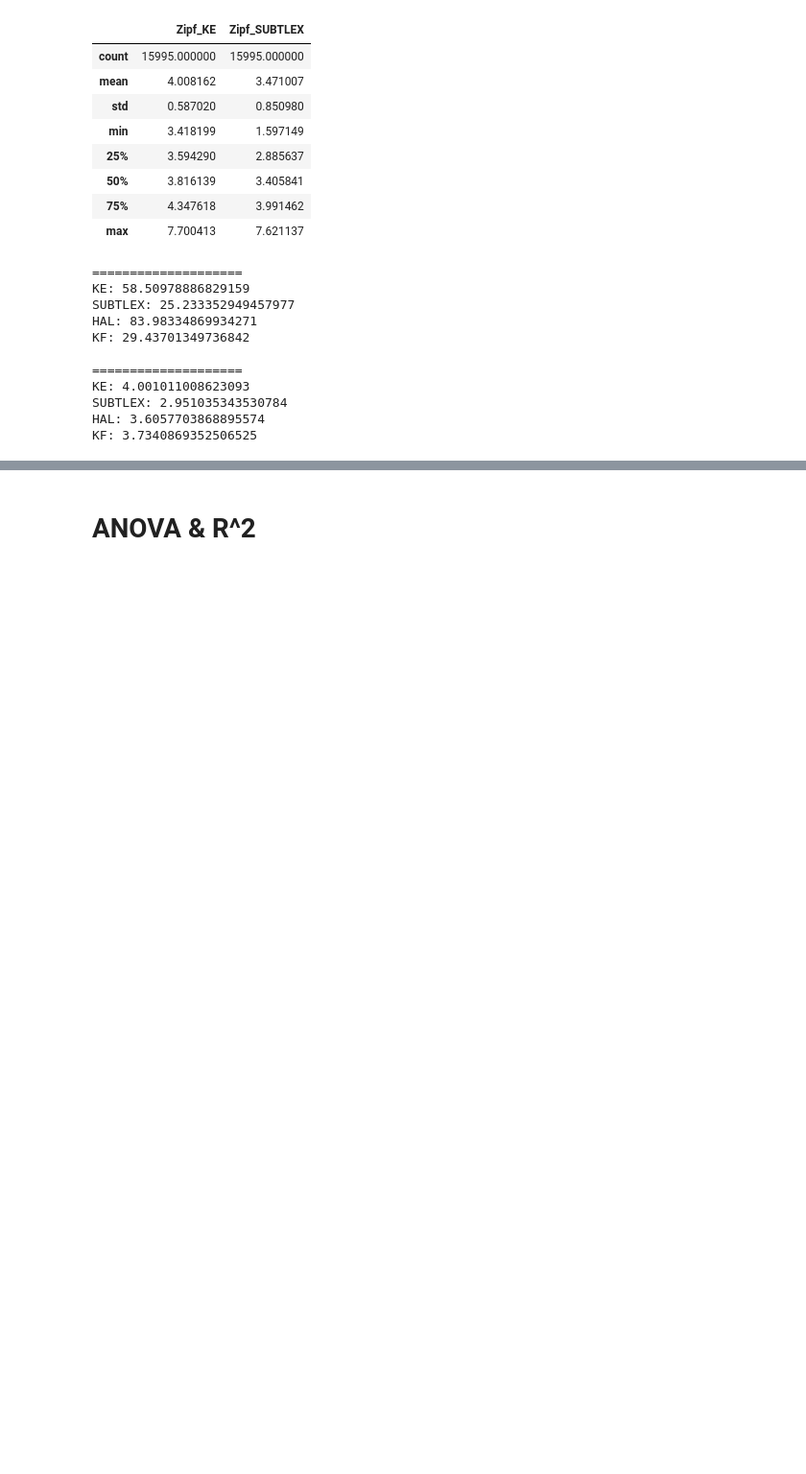
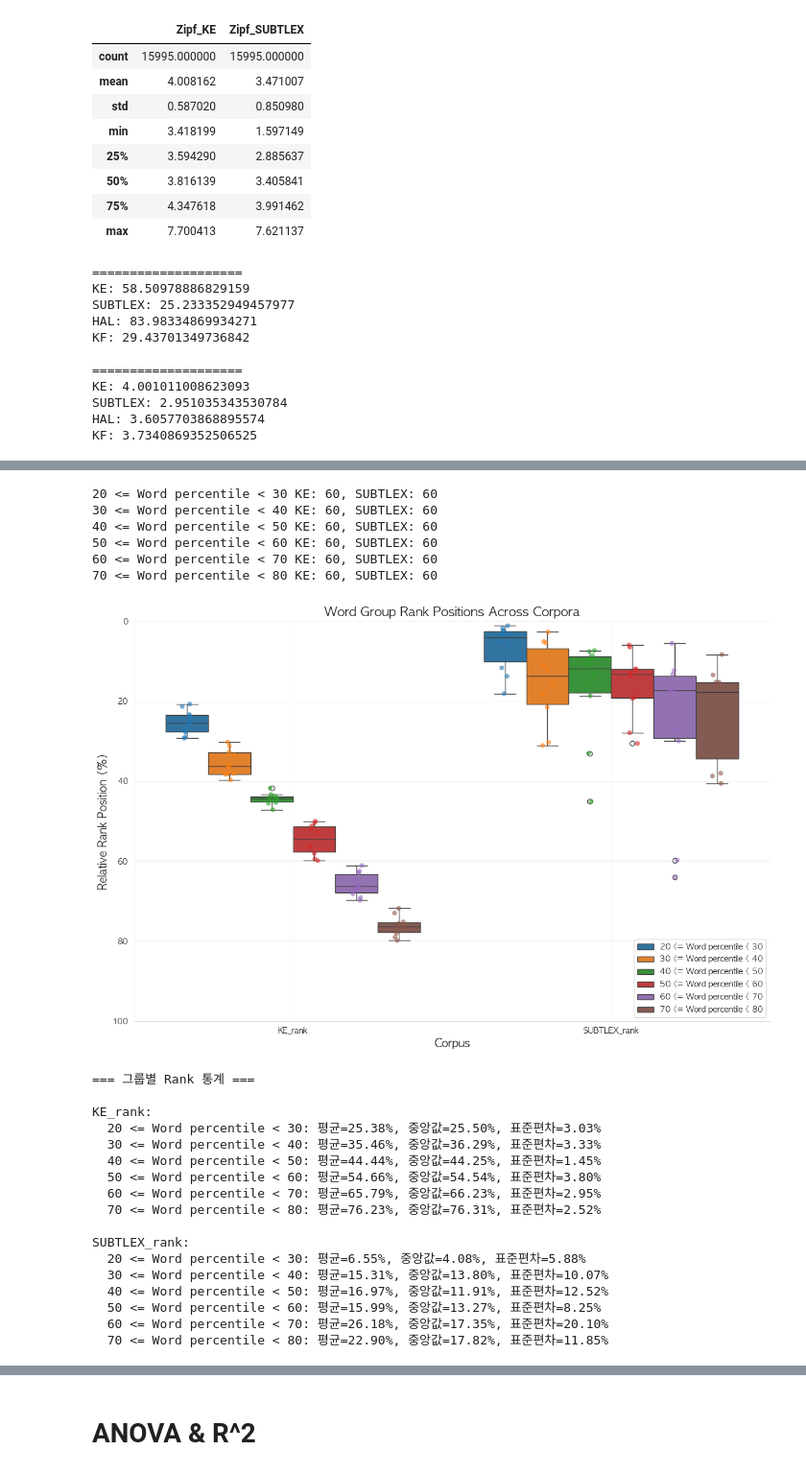
Before and after one commit to irregular6612/english-corpus-comparison, a Jupyter notebook: src/notebooks/behavior-exp-stimuli-selection.ipynb, the cells around one changed output, grey strips where cells are left out. Shown at 96% size. Cells and saved outputs as stored; diff of their text form; code cells hidden in the pictures; blank space fills up the shorter version.

Commit message:
stimuli-selecting finished

```diff
--- a/src/notebooks/behavior-exp-stimuli-selection.ipynb
+++ b/src/notebooks/behavior-exp-stimuli-selection.ipynb
@@ -1396,0 +1536,4 @@ ELP_LDT_data
+# %%
+# KE에서 중복 없음.
+KE_stimuli = df
+KE_stimuli.duplicated().sum()
@@ -1396,0 +1565,9 @@ ELP_LDT_data
+# %%
+stimuli_candidates_path = os.path.join(corpora_dir, 'behavior-exp', 'ELP-LDT-SUBTLEX-candidates(251011-1200).xlsx')
+
+with pd.ExcelWriter(stimuli_candidates_path, engine='openpyxl') as writer:
+    for percentile_min, percentile_max, df in dfs:
+        # SUBTLEX가 촘촘하니, 빈도수 정렬.
+        df = df[['Word','Length', 'SUBTLEX_rank', 'Zipf_SUBTLEX', 'Freq_SUBTLEX', 'Age_Of_Acquisition', 'Concreteness_Rating', 'POS', 'OLD', 'PLD']].sort_values(['Freq_SUBTLEX', 'Length', 'Concreteness_Rating'], ascending=False)
+        df = df.reset_index(drop=True)
+        df.reset_index(drop=True).to_excel(writer, sheet_name=f'{percentile_min}-{percentile_max}', index=False)
@@ -1396,0 +1610,3 @@ ELP_LDT_data
+# %%
+SUBTLEX_stimuli = df
+SUBTLEX_stimuli.duplicated().sum()
@@ -1396,0 +1700,53 @@ ELP_LDT_data
+# %%
+mask_ke_stimuli = ELP_LDT_data['Word'].str.lower().isin(KE_stimuli['Word'].str.lower())
+mask_sub_stimuli = ELP_LDT_data['Word'].str.lower().isin(SUBTLEX_stimuli['Word'].str.lower())
+
+word_groups = []
+group_names = []
+
+percentile_range = [(20, 30), (30, 40), (40, 50), (50, 60), (60, 70), (70, 80)]
+
+for percentile_min, percentile_max in percentile_range:
+    mask_ke_rank = (percentile_min <= ELP_LDT_data['KE_rank']) & (ELP_LDT_data['KE_rank'] < percentile_max)
+    mask_sub_rank = (percentile_min <= ELP_LDT_data['SUBTLEX_rank']) & (ELP_LDT_data['SUBTLEX_rank'] < percentile_max)
+
+    print(f"{percentile_min} <= Word percentile < {percentile_max} KE: {len(ELP_LDT_data[mask_ke_stimuli])}, SUBTLEX: {len(ELP_LDT_data[mask_sub_stimuli])}")
+    word_groups.append(ELP_LDT_data[(mask_ke_rank & mask_ke_stimuli)]['Word'])
+    group_names.append(f'{percentile_min} <= Word percentile < {percentile_max}')
+
+rank_columns = ['KE_rank', 'SUBTLEX_rank']
+
+# 함수 실행
+fig, plot_df = plot_word_group_ranks_by_corpus(
+    df=ELP_LDT_data,
+    word_col='Word',
+    rank_columns=rank_columns,
+    word_groups=word_groups,
+    group_names=group_names,
+    figsize=(12, 8)
+)
+# %% [output]
+20 <= Word percentile < 30 KE: 60, SUBTLEX: 60
+30 <= Word percentile < 40 KE: 60, SUBTLEX: 60
+40 <= Word percentile < 50 KE: 60, SUBTLEX: 60
+50 <= Word percentile < 60 KE: 60, SUBTLEX: 60
+60 <= Word percentile < 70 KE: 60, SUBTLEX: 60
+70 <= Word percentile < 80 KE: 60, SUBTLEX: 60
+[figure, added]
+=== 그룹별 Rank 통계 ===
+
+KE_rank:
+  20 <= Word percentile < 30: 평균=25.38%, 중앙값=25.50%, 표준편차=3.03%
+  30 <= Word percentile < 40: 평균=35.46%, 중앙값=36.29%, 표준편차=3.33%
+  40 <= Word percentile < 50: 평균=44.44%, 중앙값=44.25%, 표준편차=1.45%
+  50 <= Word percentile < 60: 평균=54.66%, 중앙값=54.54%, 표준편차=3.80%
+  60 <= Word percentile < 70: 평균=65.79%, 중앙값=66.23%, 표준편차=2.95%
+  70 <= Word percentile < 80: 평균=76.23%, 중앙값=76.31%, 표준편차=2.52%
+
+SUBTLEX_rank:
+  20 <= Word percentile < 30: 평균=6.55%, 중앙값=4.08%, 표준편차=5.88%
+  30 <= Word percentile < 40: 평균=15.31%, 중앙값=13.80%, 표준편차=10.07%
+  40 <= Word percentile < 50: 평균=16.97%, 중앙값=11.91%, 표준편차=12.52%
+  50 <= Word percentile < 60: 평균=15.99%, 중앙값=13.27%, 표준편차=8.25%
+  60 <= Word percentile < 70: 평균=26.18%, 중앙값=17.35%, 표준편차=20.10%
+  70 <= Word percentile < 80: 평균=22.90%, 중앙값=17.82%, 표준편차=11.85%
```
Also changed, not shown: parts of 52 cells of this notebook.
